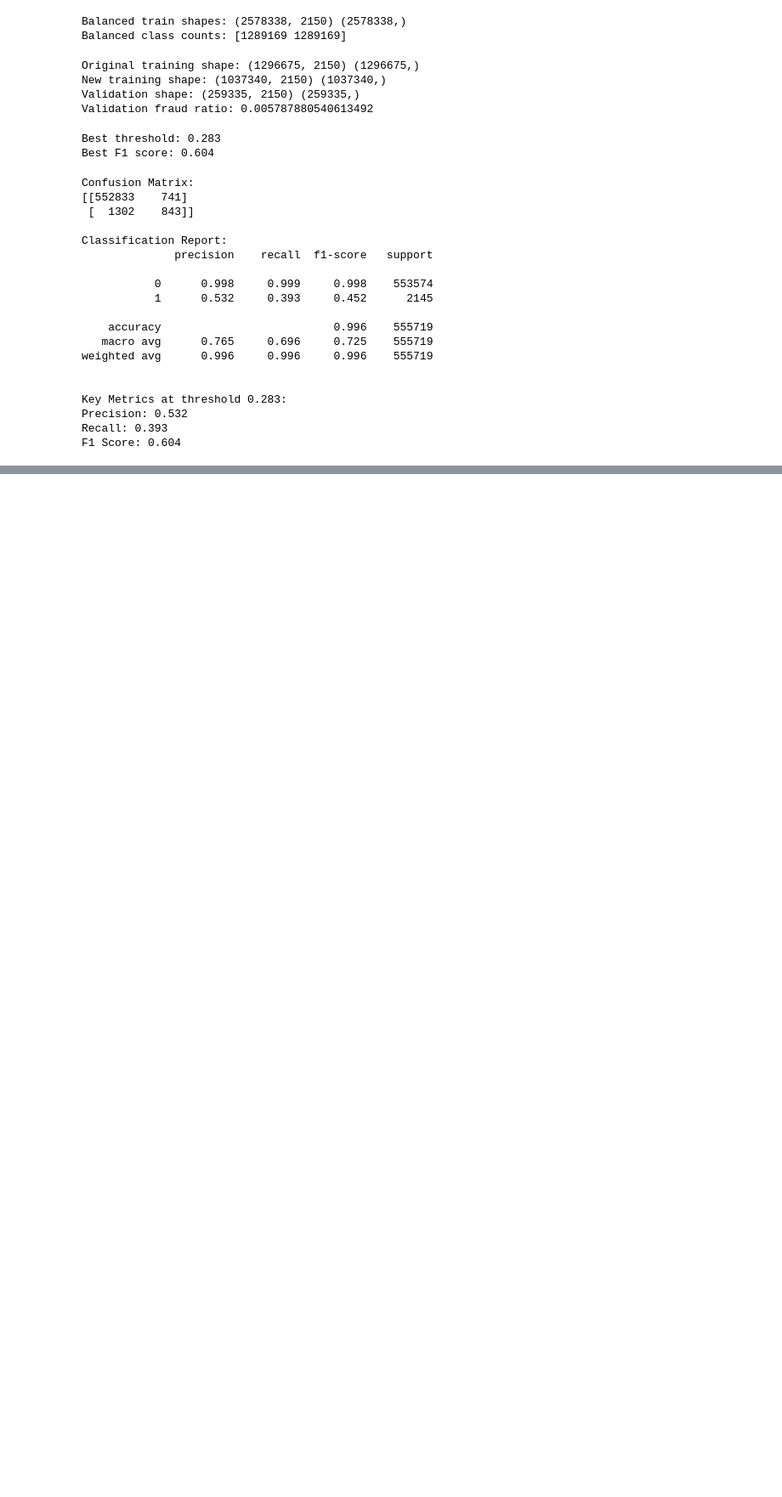
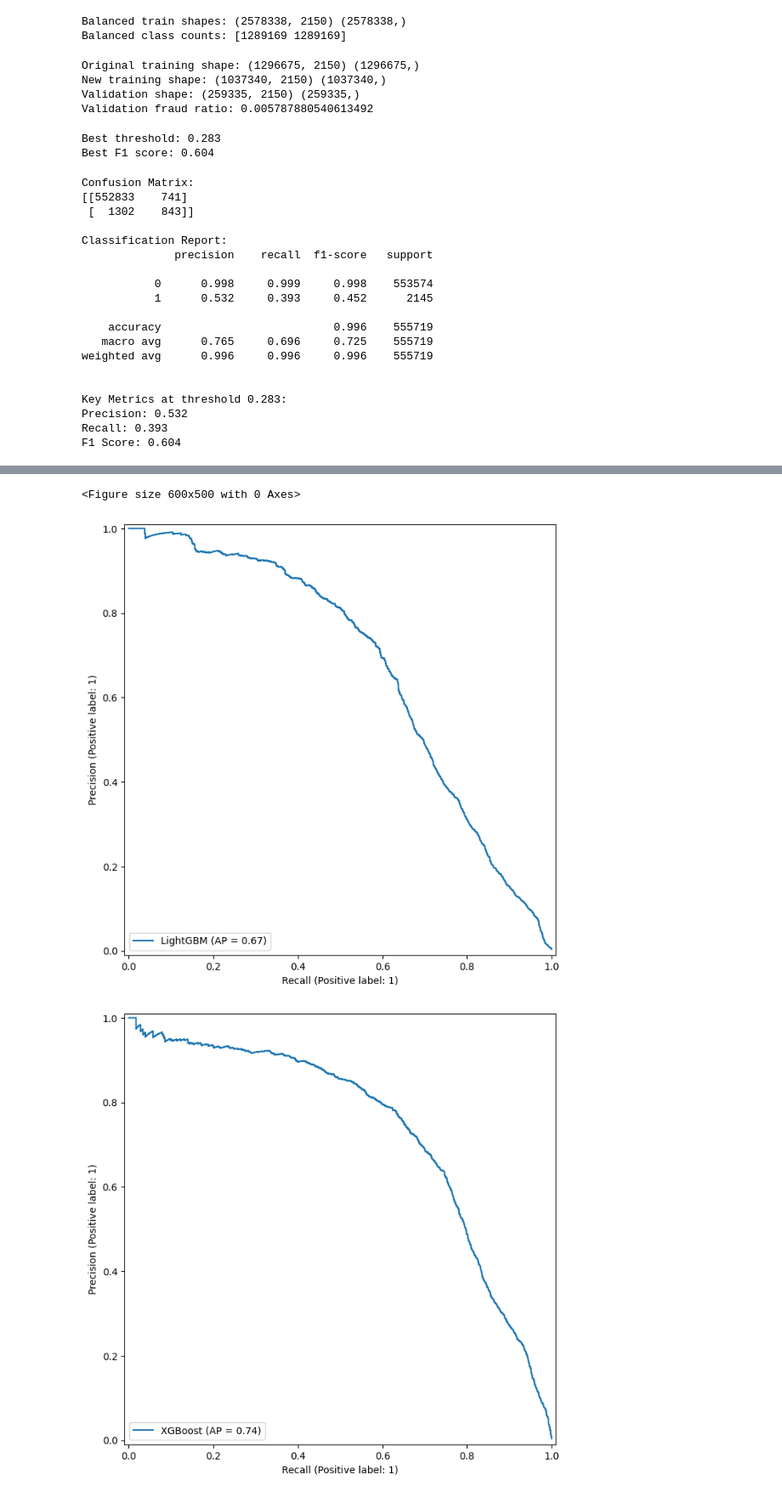
Before and after one commit to Aditya17-bot/Fraud_detection, a Jupyter notebook: fraud.ipynb, the cells around one changed output, grey strips where cells are left out. Shown at 85% size. Drawn from its saved outputs; the diff is of its cells as text; code cells hidden in the pictures; blank space fills up the shorter version.

```diff
--- a/fraud.ipynb
+++ b/fraud.ipynb
@@ -379,0 +515,30 @@ XGBoost:
+# %%
+from sklearn.metrics import PrecisionRecallDisplay, precision_score, recall_score
+import matplotlib.pyplot as plt
+from matplotlib.patches import FancyBboxPatch
+
+plt.figure(figsize=(6,5))
+PrecisionRecallDisplay.from_predictions(y_test, lgbm_test_proba, name="LightGBM")
+PrecisionRecallDisplay.from_predictions(y_test, xgb_test_proba,  name="XGBoost")
+PrecisionRecallDisplay.from_predictions(y_test, ens_test_proba,  name="Ensemble (Boosting)")
+
+# Operating point for Ensemble
+ens_pred = (ens_test_proba >= thr_ens).astype(int)
+p_e = precision_score(y_test, ens_pred, zero_division=0)
+r_e = recall_score(y_test, ens_pred, zero_division=0)
+
+# Red dot on the curve
+plt.scatter([r_e], [p_e], color="red", s=50, zorder=5)
+
+# Legend-like box at bottom-left with dot + text
+ax = plt.gca()
+# Box coordinates in axes fraction for consistent placement
+box_x, box_y = 0.05, 0.08
+box = FancyBboxPatch((box_x, box_y), 0.35, 0.09,  # width, height in axes coords
+                     boxstyle="round,pad=0.02", linewidth=0.8,
+                     edgecolor="lightgray", facecolor="white", transform=ax.transAxes, zorder=4)
+
+
+# Dot inside the box
+plt.scatter
+# %% [output]
@@ -379,0 +546,3 @@ XGBoost:
+<Figure size 600x500 with 0 Axes>
+[figure, added]
+[figure, added]
```
Also changed, not shown: parts of 15 cells of this notebook.
